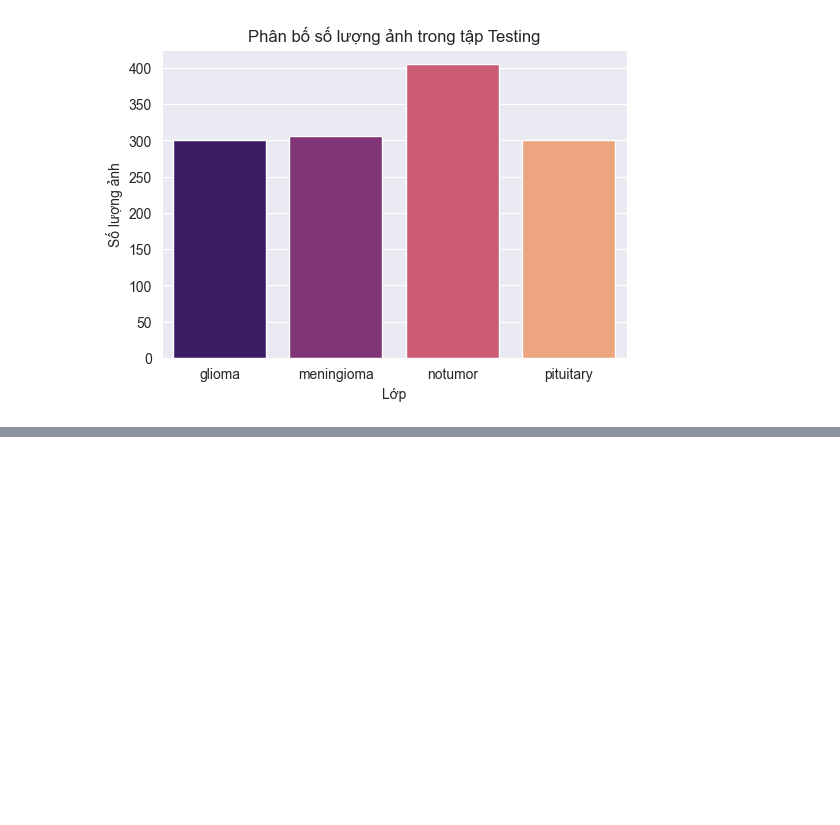
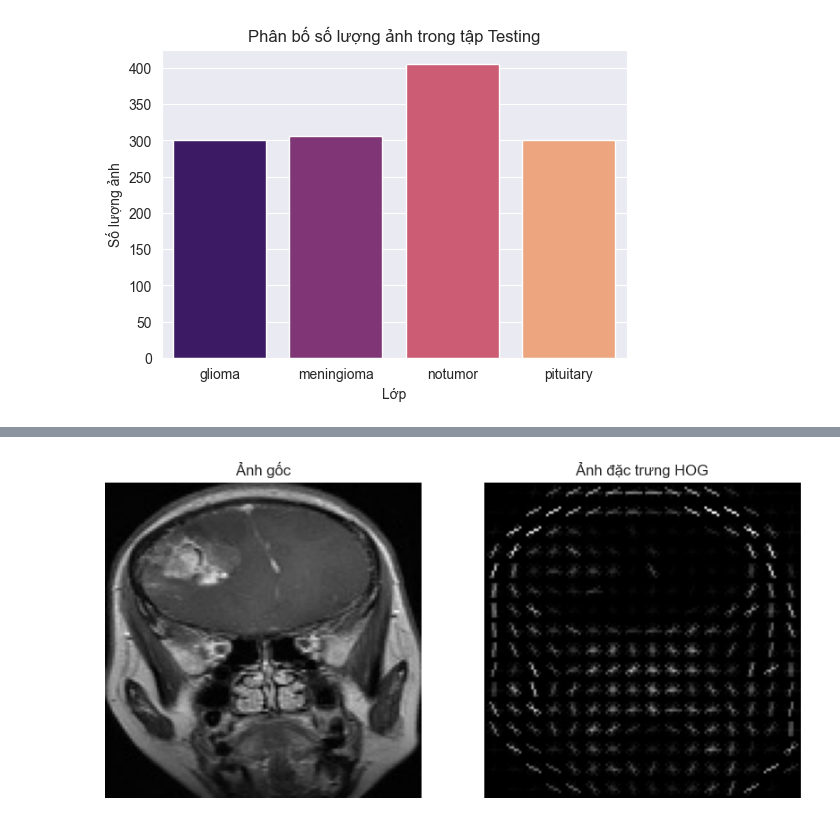
Before and after one commit to Duyhai2005/project_ml, a Jupyter notebook: preprocessing_data.ipynb, the cells around one changed output, grey strips where cells are left out. Cells and saved outputs as stored; diff of their text form; code cells hidden in the pictures; blank space fills up the shorter version.

```diff
--- a/preprocessing_data.ipynb
+++ b/preprocessing_data.ipynb
@@ -348,0 +401,34 @@ plt.show()
+# %%
+# Chọn 1 ảnh từ tập train
+img = X_train[0]
+
+# Chuyển sang grayscale
+gray = rgb2gray(img)
+
+# Tính HOG và ảnh trực quan hóa
+features, hog_image = hog(
+    gray,
+    orientations=9,
+    pixels_per_cell=(8, 8),
+    cells_per_block=(2, 2),
+    block_norm='L2-Hys',
+    visualize=True,
+    transform_sqrt=True
+)
+
+# Hiển thị
+plt.figure(figsize=(10,5))
+
+plt.subplot(1,2,1)
+plt.imshow(gray, cmap='gray')
+plt.title('Ảnh gốc')
+plt.axis('off')
+
+plt.subplot(1,2,2)
+plt.imshow(hog_image, cmap='gray')
+plt.title('Ảnh đặc trưng HOG')
+plt.axis('off')
+
+plt.show()
+# %% [output]
+[figure, added]
```
Also changed, not shown: parts of 8 cells of this notebook.
